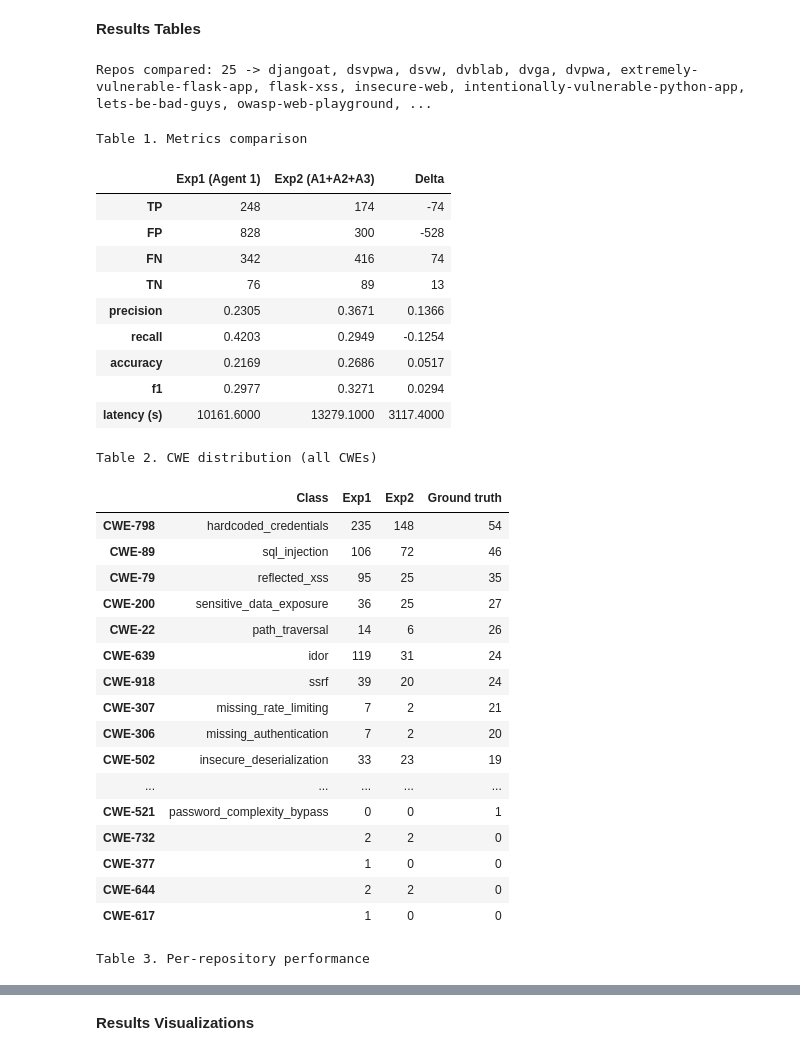
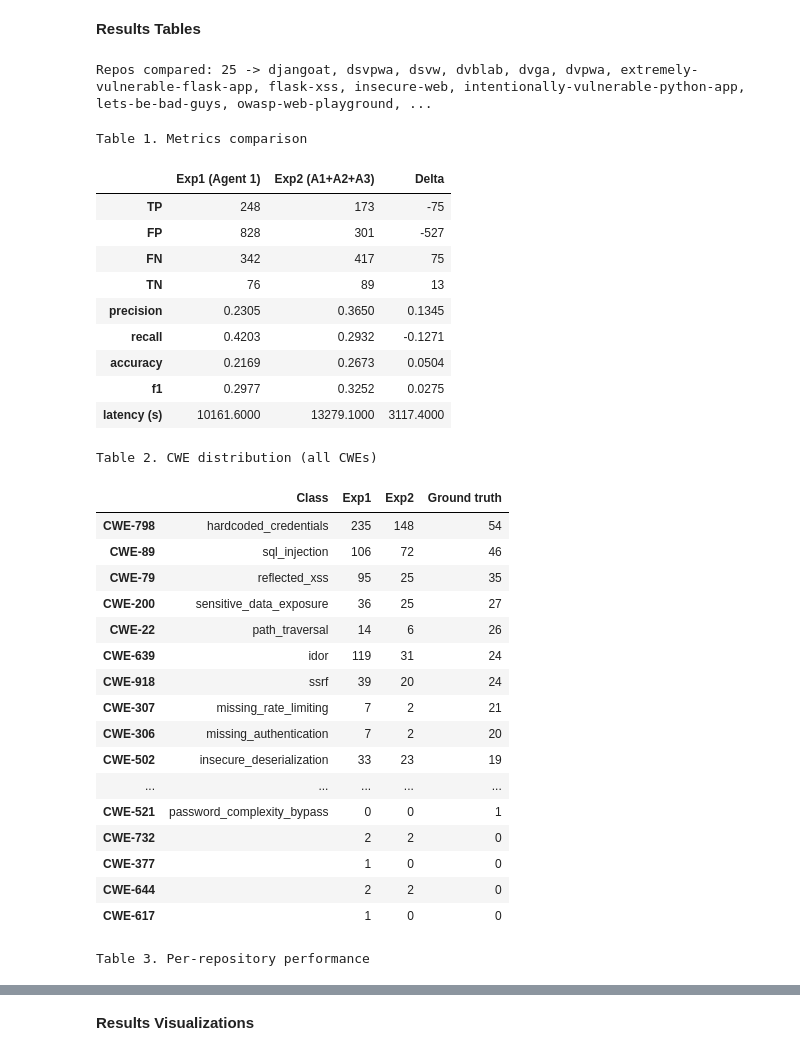
Before and after one commit to AmalAljabri/RMAVD, a Jupyter notebook: RMAVD.ipynb, the cells around one changed output, grey strips where cells are left out. Cells and saved outputs as stored; diff of their text form; code cells hidden in the pictures.

```diff
--- a/RMAVD.ipynb
+++ b/RMAVD.ipynb
@@ -688,6 +697,16 @@ def evaluate_rfc(predictions, gt_entries):
     tn = sum(1 for i, g in enumerate(gt_entries) if i not in used and not g["is_vulnerable"])
     return {"tp": tp, "fp": fp, "fn": fn, "tn": tn}
 
+def evaluate_repos(results):
+    """Evaluate every repository separately, then sum TP/FP/FN/TN.
+    Matching is done inside one repository, so a finding can never be matched
+    with a ground-truth entry of another repository that has the same file path."""
+    total = {"tp": 0, "fp": 0, "fn": 0, "tn": 0}
+    for r in results:
+        c = evaluate_rfc(r["predictions"], r["gt_entries"])
+        for k in total:
+            total[k] += c[k]
+    return total
 
 def compute_metrics(tp, fp, fn, tn):
     precision = tp / (tp + fp) if tp + fp else 0
@@ -824,7 +839,8 @@ def build_tables(e1, e2):
     collect = lambda res: ([p for r in res for p in r["predictions"]], [g for r in res for g in r["gt_entries"]])
     p1, g1 = collect(e1)
     p2, g2 = collect(e2)
-    m1, m2 = compute_metrics(**evaluate_rfc(p1, g1)), compute_metrics(**evaluate_rfc(p2, g2))
+    # m1, m2 = compute_metrics(**evaluate_rfc(p1, g1)), compute_metrics(**evaluate_rfc(p2, g2))
+    m1, m2 = compute_metrics(**evaluate_repos(e1)), compute_metrics(**evaluate_repos(e2))
     # lat1, lat2 = sum(r["latency"] for r in e1), sum(r["latency"] for r in e2)
     lat1 = sum(r["latency"] for r in e1)
     lat2 = lat1 + sum(r["latency"] for r in e2)
@@ -837,41 +853,41 @@ def build_tables(e1, e2):
     dist = pd.DataFrame({"Exp1": Counter(norm_cwe(p["cwe"]) for p in p1),
                          "Exp2": Counter(norm_cwe(p["cwe"]) for p in p2),
                          "Ground truth": Counter(norm_cwe(g["primary_cwe"]) for g in g1 if g["is_vulnerable"])})
     dist = dist.fillna(0).astype(int).sort_values("Ground truth", ascending=False)
     dist.insert(0, "Class", [CWE_CLASS.get(c, "") for c in dist.index])
 
     per_repo = []
     a, b = {r["repo_id"]: r for r in e1}, {r["repo_id"]: r for r in e2}
     for repo in common:
         x = compute_metrics(**evaluate_rfc(a[repo]["predictions"], a[repo]["gt_entries"]))
         y = compute_metrics(**evaluate_rfc(b[repo]["predictions"], b[repo]["gt_entries"]))
         per_repo.append({"Repo": repo, "Exp1 Precision": x["precision"], "Exp1 Recall": x["recall"], "Exp1 F1": x["f1"],
                          "Exp2 Precision": y["precision"], "Exp2 Recall": y["recall"], "Exp2 F1": y["f1"]})
     return {"common": common, "m1": m1, "m2": m2, "table1": table1, "dist": dist, "per_repo": pd.DataFrame(per_repo)}
 
 
 e1, e2 = load_results()
 if not e1 or not e2:
     print("Run Experiment 1 and Experiment 2 on at least one repository first.")
     T = None
 else:
     T = build_tables(e1, e2)
     print(f"Repos compared: {len(T['common'])} -> {', '.join(T['common'])}\n")
     display(style_table(T["table1"], "Table 1. Metrics comparison", "{:.4f}", int_rows=["TP", "FP", "FN", "TN"]))
     display(style_table(T["dist"], "Table 2. CWE distribution (all CWEs)"))
     display(style_table(T["per_repo"].set_index("Repo"), "Table 3. Per-repository performance"))
 # %% [output]
 Repos compared: 25 -> djangoat, dsvpwa, dsvw, dvblab, dvga, dvpwa, extremely-vulnerable-flask-app, flask-xss, insecure-web, intentionally-vulnerable-python-app, lets-be-bad-guys, owasp-web-playground, ...
 Table 1. Metrics comparison
 |  | Exp1 (Agent 1) | Exp2 (A1+A2+A3) | Delta |
-| TP | 248 | 174 | -74 |
-| FP | 828 | 300 | -528 |
-| FN | 342 | 416 | 74 |
+| TP | 248 | 173 | -75 |
+| FP | 828 | 301 | -527 |
+| FN | 342 | 417 | 75 |
 | TN | 76 | 89 | 13 |
-| precision | 0.2305 | 0.3671 | 0.1366 |
-| recall | 0.4203 | 0.2949 | -0.1254 |
-| accuracy | 0.2169 | 0.2686 | 0.0517 |
-| f1 | 0.2977 | 0.3271 | 0.0294 |
+| precision | 0.2305 | 0.3650 | 0.1345 |
+| recall | 0.4203 | 0.2932 | -0.1271 |
+| accuracy | 0.2169 | 0.2673 | 0.0504 |
+| f1 | 0.2977 | 0.3252 | 0.0275 |
 | latency (s) | 10161.6000 | 13279.1000 | 3117.4000 |
 Table 2. CWE distribution (all CWEs)
 |  | Class | Exp1 | Exp2 | Ground truth |
```
Also changed, not shown: parts of 10 cells of this notebook.
